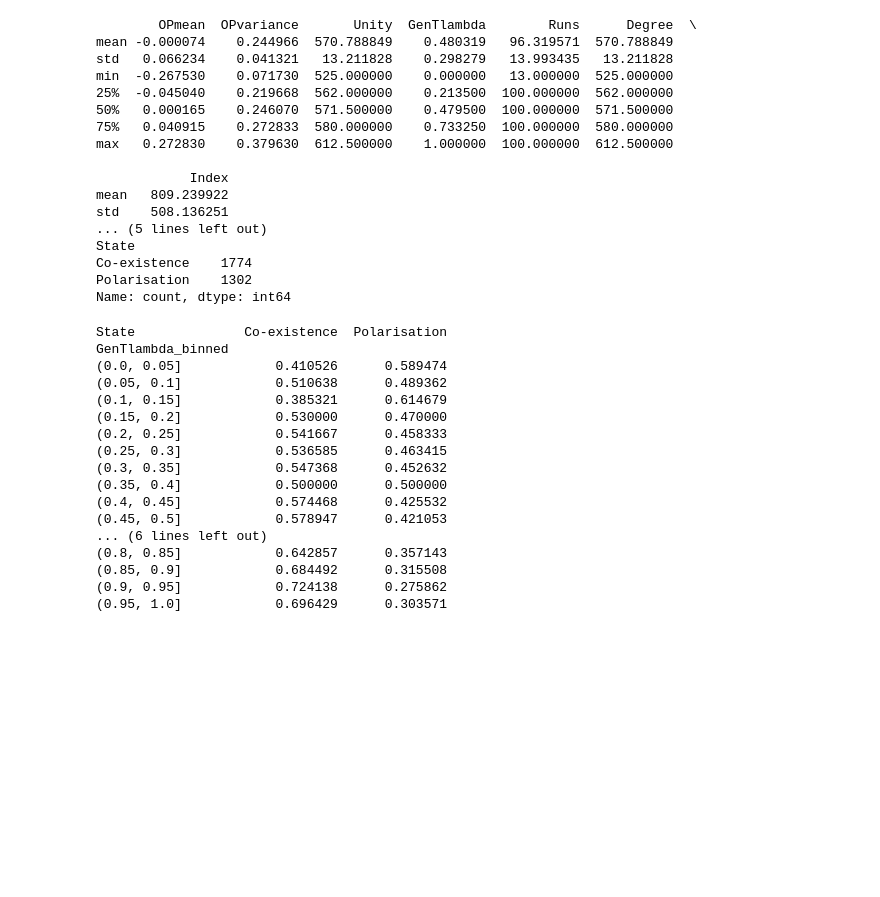
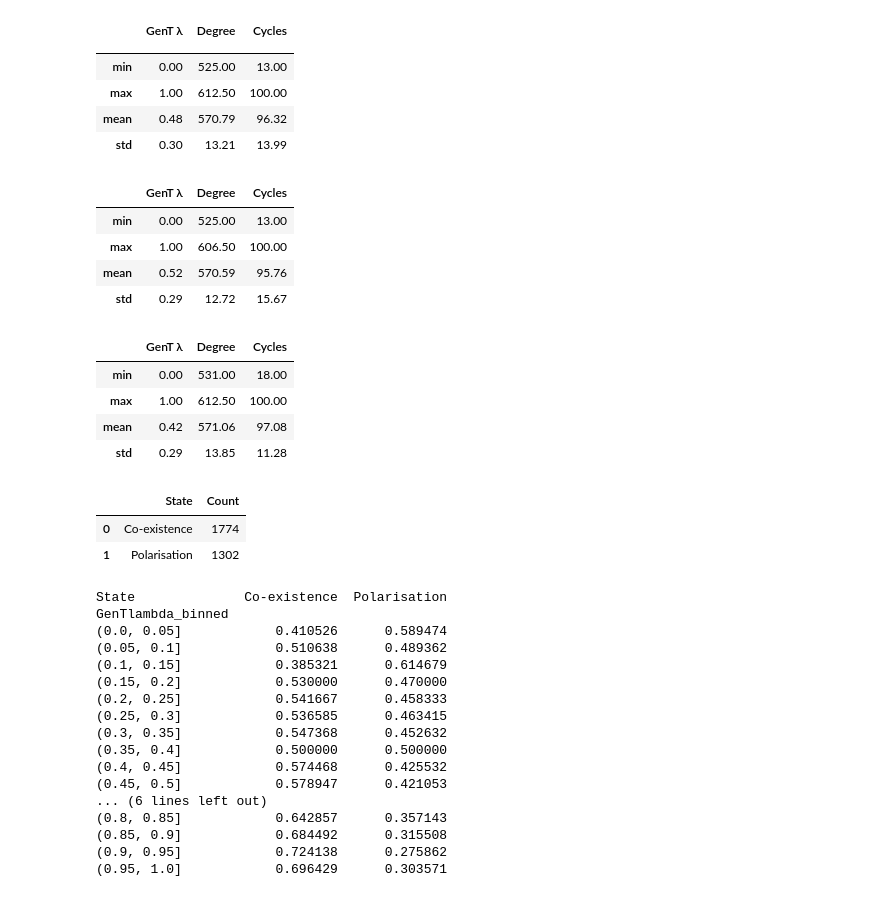
Before and after one commit to ByteMaps/thesis-GSS, a Jupyter notebook: ABM/stats.ipynb, the cells around one changed output. Cells and saved outputs as stored; diff of their text form; code cells hidden in the pictures; blank space fills up the shorter version.

```diff
--- a/ABM/stats.ipynb
+++ b/ABM/stats.ipynb
@@ -19,30 +19,71 @@ def	load_data(path="final"):
 	data['Index'] = data.index
 	return data
 # %%
+from IPython.display import display
+
 base = load_data("final")
 extra = load_data("extra")
 df = pd.concat([base, extra])
 df.loc[:, df.columns != 'State']
-print(df.describe().drop('count'))
-print(df['State'].value_counts())
+
+# Create a summary table including count
+summary = pd.DataFrame({
+	"GenT λ": [
+		round(df['GenTlambda'].min(), 2),
+		round(df['GenTlambda'].max(), 2),
+		round(df['GenTlambda'].mean(), 2),
+		round(df['GenTlambda'].std(), 2)
+	],
+	"Degree": [
+		round(df['Degree'].min(), 2),
+		round(df['Degree'].max(), 2),
+		round(df['Degree'].mean(), 2),
+		round(df['Degree'].std(), 2)
+	],
+	"Cycles": [
+		round(df['Cycles'].min(), 2),
+		round(df['Cycles'].max(), 2),
+		round(df['Cycles'].mean(), 2),
+		round(df['Cycles'].std(), 2)
+	]
+}, index=["min", "max", "mean", "std"])
+
+# Create summary tables for each State, removing 'count'
+summary_coexistence = df[df['State'] == 'Co-existence'][['GenTlambda', 'Degree', 'Cycles']].agg(['min', 'max', 'mean', 'std']).round(2)
+summary_polarisation = df[df['State'] == 'Polarisation'][['GenTlambda', 'Degree', 'Cycles']].agg(['min', 'max', 'mean', 'std']).round(2)
+
+# Rename columns for display
+summary_coexistence.rename(columns={'GenTlambda': 'GenT λ'}, inplace=True)
+summary_polarisation.rename(columns={'GenTlambda': 'GenT λ'}, inplace=True)
+
+summary.index.name = ""
+display(summary)
+display(summary_coexistence)
+display(summary_polarisation)
+
+# State counts as a separate table
+state_counts = df['State'].value_counts().rename_axis('State').reset_index(name='Count')
+display(state_counts)
 # %% [output]
-        OPmean  OPvariance       Unity  GenTlambda        Runs      Degree  \
-mean -0.000074    0.244966  570.788849    0.480319   96.319571  570.788849
-std   0.066234    0.041321   13.211828    0.298279   13.993435   13.211828
-min  -0.267530    0.071730  525.000000    0.000000   13.000000  525.000000
-25%  -0.045040    0.219668  562.000000    0.213500  100.000000  562.000000
-50%   0.000165    0.246070  571.500000    0.479500  100.000000  571.500000
-75%   0.040915    0.272833  580.000000    0.733250  100.000000  580.000000
-max   0.272830    0.379630  612.500000    1.000000  100.000000  612.500000
-
-            Index
-mean   809.239922
-std    508.136251
-... (5 lines left out)
-State
-Co-existence    1774
-Polarisation    1302
-Name: count, dtype: int64
+|  | GenT λ | Degree | Cycles |
+|  |  |  |  |
+| min | 0.00 | 525.00 | 13.00 |
+| max | 1.00 | 612.50 | 100.00 |
+| mean | 0.48 | 570.79 | 96.32 |
+| std | 0.30 | 13.21 | 13.99 |
+|  | GenT λ | Degree | Cycles |
+| min | 0.00 | 525.00 | 13.00 |
+| max | 1.00 | 606.50 | 100.00 |
+| mean | 0.52 | 570.59 | 95.76 |
+| std | 0.29 | 12.72 | 15.67 |
+|  | GenT λ | Degree | Cycles |
+| min | 0.00 | 531.00 | 18.00 |
+| max | 1.00 | 612.50 | 100.00 |
+| mean | 0.42 | 571.06 | 97.08 |
+| std | 0.29 | 13.85 | 11.28 |
+|  | State | Count |
+| 0 | Co-existence | 1774 |
+| 1 | Polarisation | 1302 |
 # %%
 num_bins = 20
 bins = np.linspace(df['GenTlambda'].min(), df['GenTlambda'].max(), num_bins + 1)
```
Also changed, not shown: parts of 4 cells of this notebook, 2 other files.
